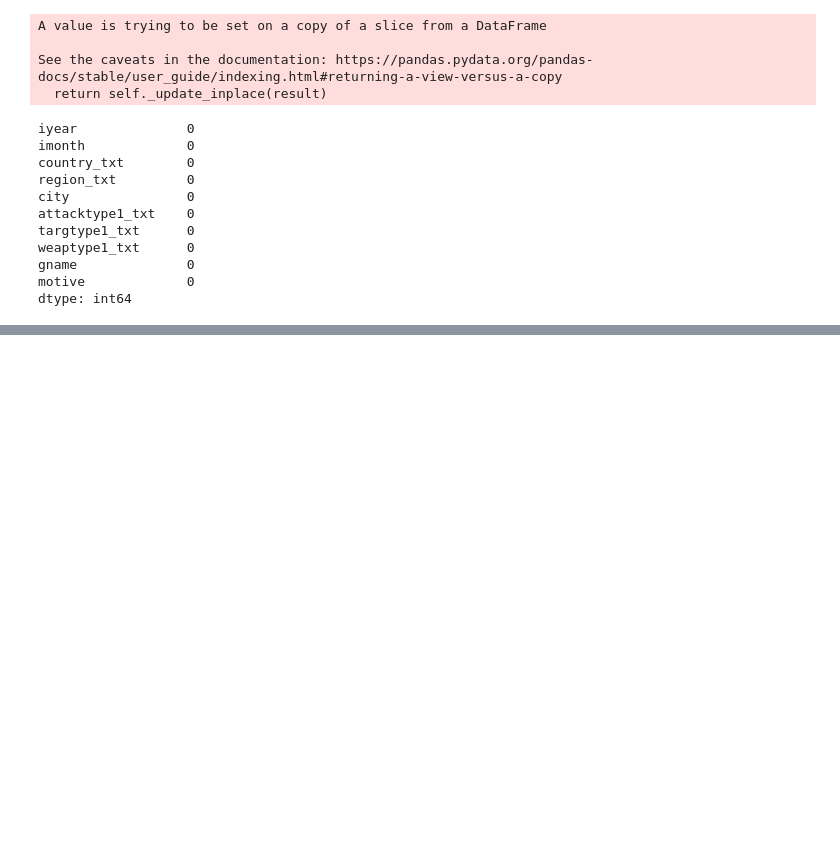
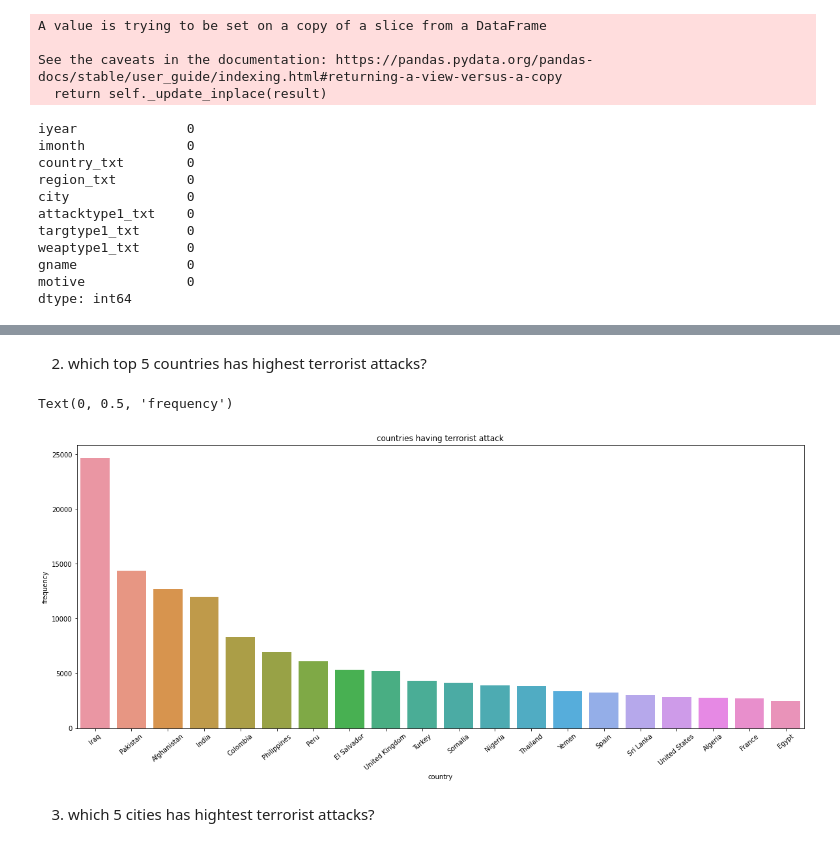
Before and after one commit to omkar3513/Global_Terrorism_Database_-GTD-_Analysis, a Jupyter notebook: Copy_of_Global_Terrorism_Analysis_Capstone_Project.ipynb, the cells around one changed output, grey strips where cells are left out. Saved outputs shown, nothing was run; the diff lists cells and outputs as text; code cells hidden in the pictures; blank space fills up the shorter version.

```diff
--- a/Copy_of_Global_Terrorism_Analysis_Capstone_Project.ipynb
+++ b/Copy_of_Global_Terrorism_Analysis_Capstone_Project.ipynb
@@ -239,0 +250,15 @@ dtype: int64
+# %% [markdown]
+2) which top 5 countries has highest terrorist attacks?
+# %%
+from matplotlib import figure
+plt.figure(figsize=(20,8))
+plt.xticks(rotation = 40)
+sns.barplot(df['country_txt'].value_counts()[0:20].index,df['country_txt'].value_counts()[0:20].values)
+plt.title('countries having terrorist attack')
+plt.xlabel('country')
+plt.ylabel('frequency')
+# %% [output]
+Text(0, 0.5, 'frequency')
+[figure, added]
+# %% [markdown]
+3) which 5 cities has hightest terrorist attacks?
```
Also changed, not shown: parts of 9 cells of this notebook.
